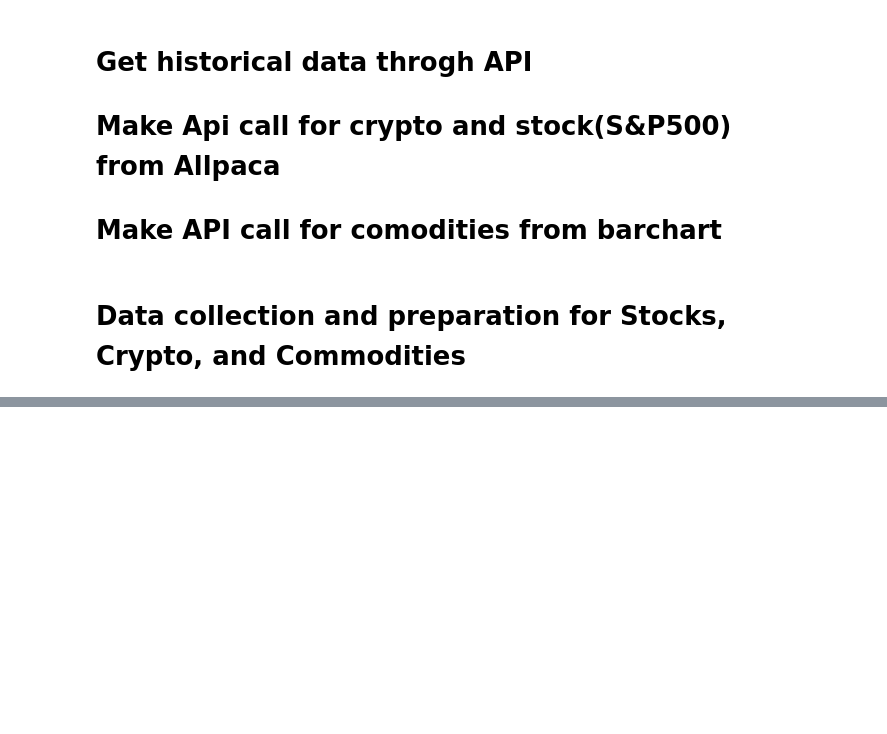
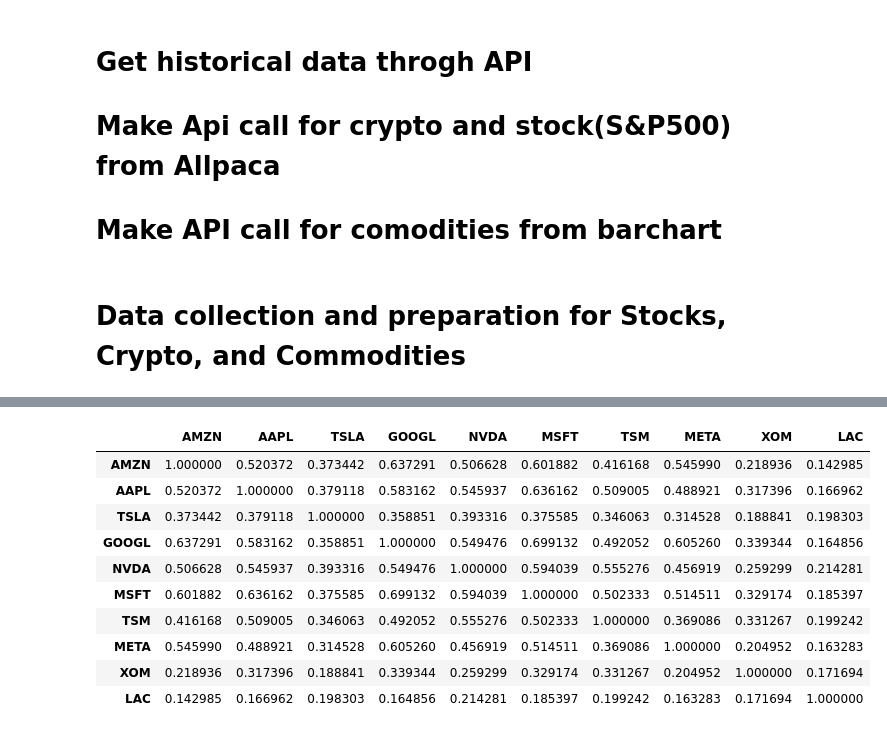
Before and after one commit to Xipilscode/CAPTS-_Comprehensive_Allocation_and_Portfolio_Trading_Solution, a Jupyter notebook: Capital_Allocation_Optimization/capital_allocation_optimization.ipynb, the cells around one changed output, grey strips where cells are left out. Saved outputs shown, nothing was run; the diff lists cells and outputs as text; code cells hidden in the pictures; blank space fills up the shorter version.

```diff
--- a/Capital_Allocation_Optimization/capital_allocation_optimization.ipynb
+++ b/Capital_Allocation_Optimization/capital_allocation_optimization.ipynb
@@ -76,0 +192,14 @@ AttributeError: 'dict' object has no attribute 'pct_change'
+# %%
+portfolio_data.pct_change(1).corr()
+# %% [output]
+|  | AMZN | AAPL | TSLA | GOOGL | NVDA | MSFT | TSM | META | XOM | LAC |
+| AMZN | 1.000000 | 0.520372 | 0.373442 | 0.637291 | 0.506628 | 0.601882 | 0.416168 | 0.545990 | 0.218936 | 0.142985 |
+| AAPL | 0.520372 | 1.000000 | 0.379118 | 0.583162 | 0.545937 | 0.636162 | 0.509005 | 0.488921 | 0.317396 | 0.166962 |
+| TSLA | 0.373442 | 0.379118 | 1.000000 | 0.358851 | 0.393316 | 0.375585 | 0.346063 | 0.314528 | 0.188841 | 0.198303 |
+| GOOGL | 0.637291 | 0.583162 | 0.358851 | 1.000000 | 0.549476 | 0.699132 | 0.492052 | 0.605260 | 0.339344 | 0.164856 |
+| NVDA | 0.506628 | 0.545937 | 0.393316 | 0.549476 | 1.000000 | 0.594039 | 0.555276 | 0.456919 | 0.259299 | 0.214281 |
+| MSFT | 0.601882 | 0.636162 | 0.375585 | 0.699132 | 0.594039 | 1.000000 | 0.502333 | 0.514511 | 0.329174 | 0.185397 |
+| TSM | 0.416168 | 0.509005 | 0.346063 | 0.492052 | 0.555276 | 0.502333 | 1.000000 | 0.369086 | 0.331267 | 0.199242 |
+| META | 0.545990 | 0.488921 | 0.314528 | 0.605260 | 0.456919 | 0.514511 | 0.369086 | 1.000000 | 0.204952 | 0.163283 |
+| XOM | 0.218936 | 0.317396 | 0.188841 | 0.339344 | 0.259299 | 0.329174 | 0.331267 | 0.204952 | 1.000000 | 0.171694 |
+| LAC | 0.142985 | 0.166962 | 0.198303 | 0.164856 | 0.214281 | 0.185397 | 0.199242 | 0.163283 | 0.171694 | 1.000000 |
```
Also changed, not shown: parts of 42 cells of this notebook.
